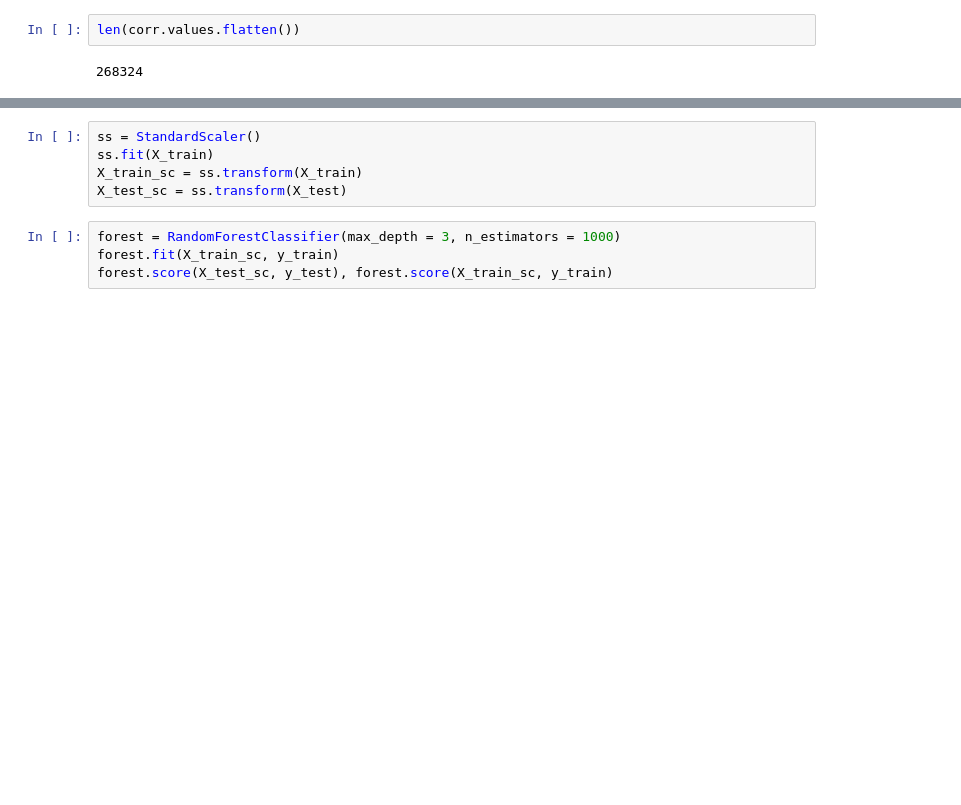
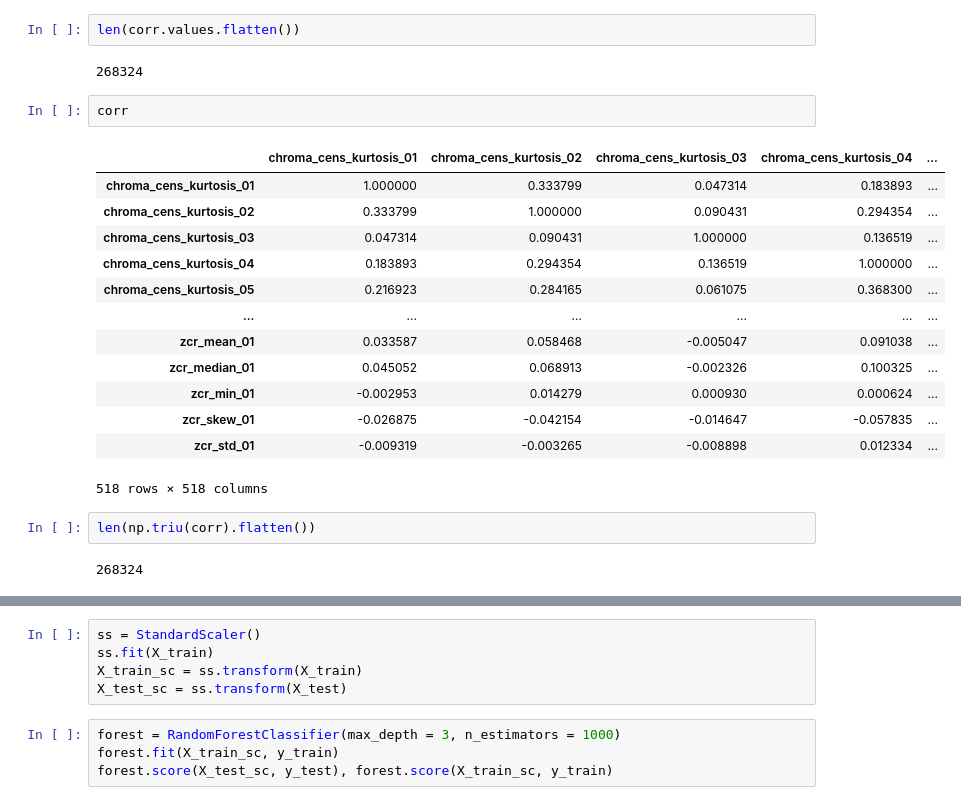
Before and after one commit to Lucas-Courant/predicting_audio_genre, a Jupyter notebook: Code/preliminary_eda.ipynb, the cells around one changed output, grey strips where cells are left out. Saved outputs shown, nothing was run; the diff lists cells and outputs as text; blank space fills up the shorter version.

```diff
--- a/Code/preliminary_eda.ipynb
+++ b/Code/preliminary_eda.ipynb
@@ -159,4 +165,24 @@ corr = df.corr()
 len(corr.values.flatten())
 # %% [output]
 268324
+# %%
+corr
+# %% [output]
+|  | chroma_cens_kurtosis_01 | chroma_cens_kurtosis_02 | chroma_cens_kurtosis_03 | chroma_cens_kurtosis_04 | ... |
+| chroma_cens_kurtosis_01 | 1.000000 | 0.333799 | 0.047314 | 0.183893 | ... |
+| chroma_cens_kurtosis_02 | 0.333799 | 1.000000 | 0.090431 | 0.294354 | ... |
+| chroma_cens_kurtosis_03 | 0.047314 | 0.090431 | 1.000000 | 0.136519 | ... |
+| chroma_cens_kurtosis_04 | 0.183893 | 0.294354 | 0.136519 | 1.000000 | ... |
+| chroma_cens_kurtosis_05 | 0.216923 | 0.284165 | 0.061075 | 0.368300 | ... |
+| ... | ... | ... | ... | ... | ... |
+| zcr_mean_01 | 0.033587 | 0.058468 | -0.005047 | 0.091038 | ... |
+| zcr_median_01 | 0.045052 | 0.068913 | -0.002326 | 0.100325 | ... |
+| zcr_min_01 | -0.002953 | 0.014279 | 0.000930 | 0.000624 | ... |
+| zcr_skew_01 | -0.026875 | -0.042154 | -0.014647 | -0.057835 | ... |
+| zcr_std_01 | -0.009319 | -0.003265 | -0.008898 | 0.012334 | ... |
+518 rows × 518 columns
+# %%
+len(np.triu(corr).flatten())
+# %% [output]
+268324
 # %%
```
Also changed, not shown: parts of 51 cells of this notebook.
